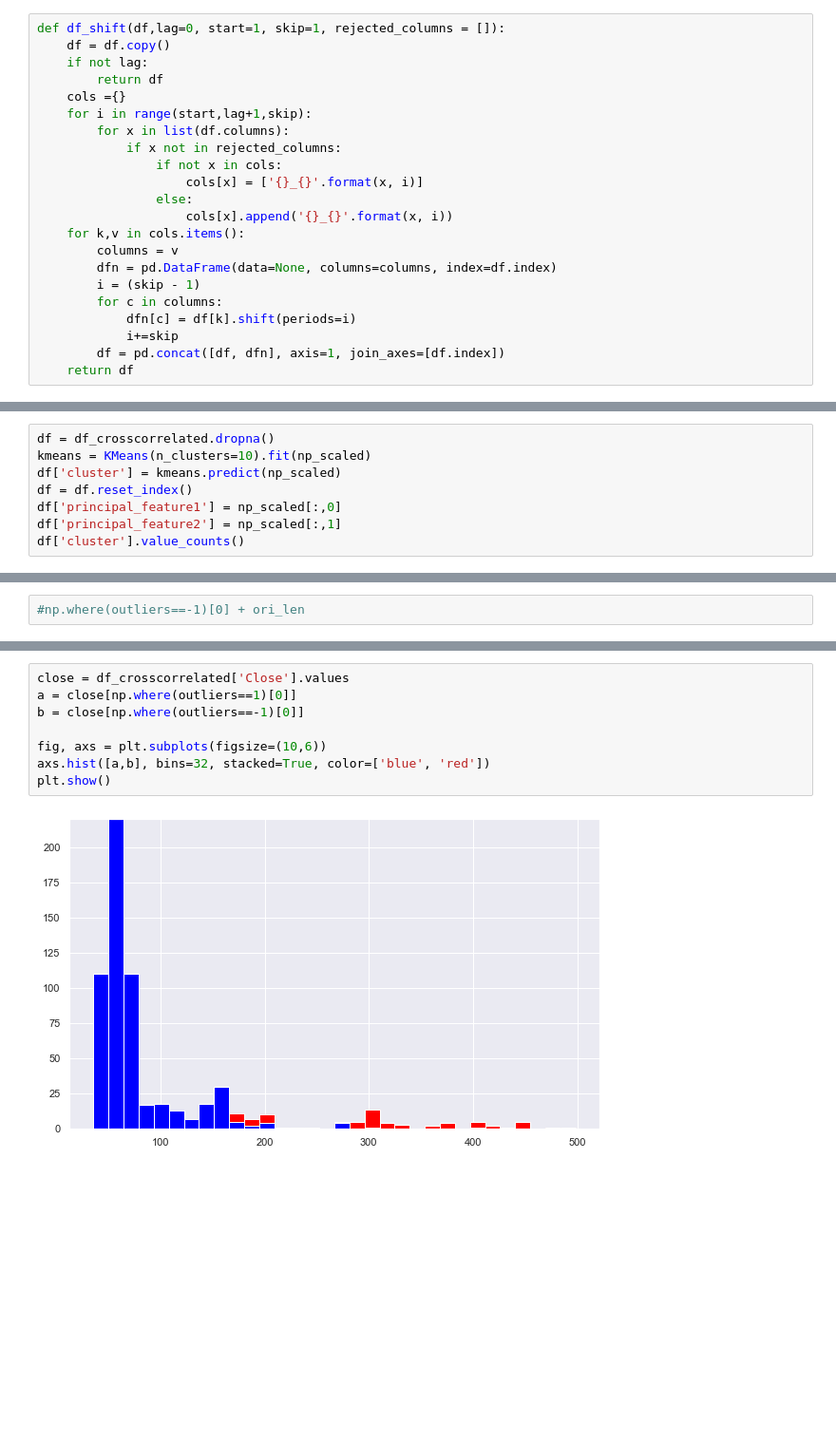
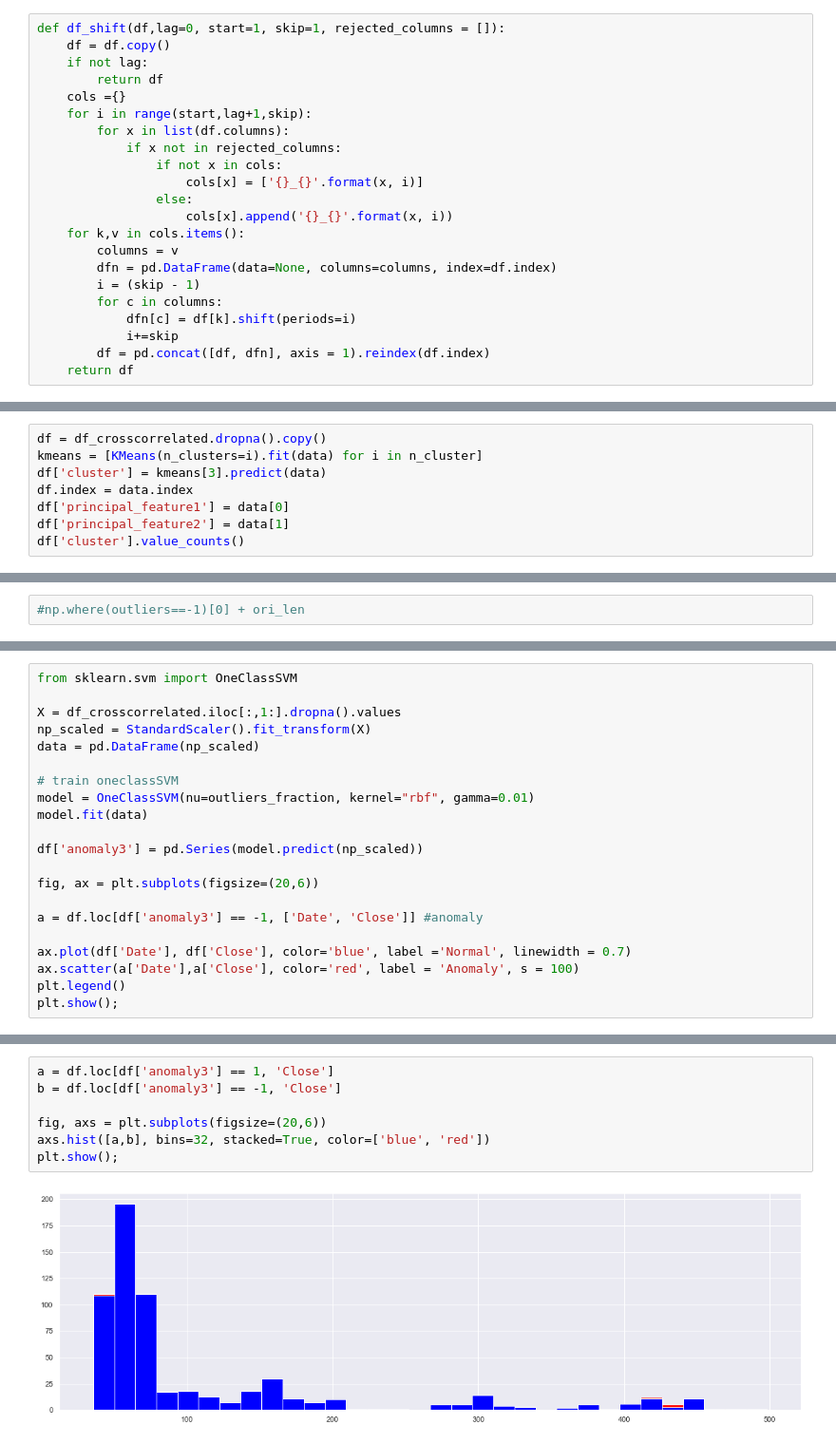
Before and after one commit to OleBo/Stock-Prediction-Models, a Jupyter notebook: misc/outliers.ipynb, the cells around one changed output, grey strips where cells are left out. Shown at 95% size. Cells and saved outputs as stored; diff of their text form; blank space fills up the shorter version.

Commit message:
outlier detection update

```diff
--- a/misc/outliers.ipynb
+++ b/misc/outliers.ipynb
@@ -44,7 +188,7 @@ def df_shift(df,lag=0, start=1, skip=1, rejected_columns = []):
         for c in columns:
             dfn[c] = df[k].shift(periods=i)
             i+=skip
-        df = pd.concat([df, dfn], axis=1, join_axes=[df.index])
+        df = pd.concat([df, dfn], axis = 1).reindex(df.index)
     return df
 # %%
 tesla = tesla[['Date','Close']]
@@ -196,9 +430,9 @@ np_scaled = scaler.fit_transform(data)
 # %%
-df = df_crosscorrelated.dropna()
-kmeans = KMeans(n_clusters=10).fit(np_scaled)
-df['cluster'] = kmeans.predict(np_scaled)
-df = df.reset_index()
-df['principal_feature1'] = np_scaled[:,0]
-df['principal_feature2'] = np_scaled[:,1]
+df = df_crosscorrelated.dropna().copy()
+kmeans = [KMeans(n_clusters=i).fit(data) for i in n_cluster]
+df['cluster'] = kmeans[3].predict(data)
+df.index = data.index
+df['principal_feature1'] = data[0]
+df['principal_feature2'] = data[1]
 df['cluster'].value_counts()
 # %% [output]
@@ -295,0 +569,21 @@ plt.show()
+# %%
+from sklearn.svm import OneClassSVM
+
+X = df_crosscorrelated.iloc[:,1:].dropna().values
+np_scaled = StandardScaler().fit_transform(X)
+data = pd.DataFrame(np_scaled)
+
+# train oneclassSVM
+model = OneClassSVM(nu=outliers_fraction, kernel="rbf", gamma=0.01)
+model.fit(data)
+
+df['anomaly3'] = pd.Series(model.predict(np_scaled))
+
+fig, ax = plt.subplots(figsize=(20,6))
+
+a = df.loc[df['anomaly3'] == -1, ['Date', 'Close']] #anomaly
+
+ax.plot(df['Date'], df['Close'], color='blue', label ='Normal', linewidth = 0.7)
+ax.scatter(a['Date'],a['Close'], color='red', label = 'Anomaly', s = 100)
+plt.legend()
+plt.show();
@@ -296,10 +592,9 @@ plt.show()
 # %%
-close = df_crosscorrelated['Close'].values
-a = close[np.where(outliers==1)[0]]
-b = close[np.where(outliers==-1)[0]]
+a = df.loc[df['anomaly3'] == 1, 'Close']
+b = df.loc[df['anomaly3'] == -1, 'Close']
 
-fig, axs = plt.subplots(figsize=(10,6))
+fig, axs = plt.subplots(figsize=(20,6))
 axs.hist([a,b], bins=32, stacked=True, color=['blue', 'red'])
-plt.show()
+plt.show();
 # %% [output]
-[figure, old version]
+[figure, new version]
```
Also changed, not shown: parts of 50 cells of this notebook.
